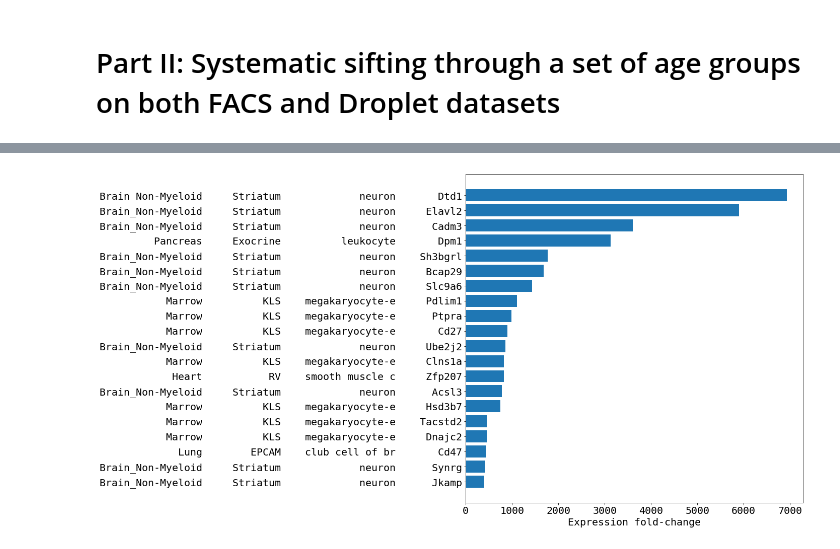
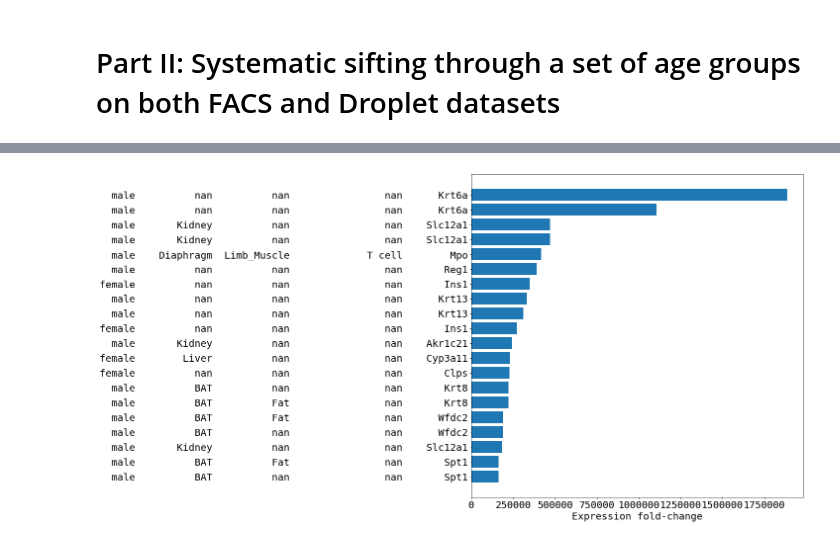
Before and after one commit to justgos/indagatio-muris-senis, a Jupyter notebook: cognitis.ipynb, the cells around one changed output, grey strips where cells are left out. Saved outputs shown, nothing was run; the diff lists cells and outputs as text; code cells hidden in the pictures.

```diff
--- a/cognitis.ipynb
+++ b/cognitis.ipynb
@@ -158,6 +159,8 @@ def calc_subsets(age_group, subset_names):
   i = 0
   obs_grouped = age_group['obs'].groupby(subset_names)
   for key, group in obs_grouped:
+    if not isinstance(key, tuple):
+      key = (key,)
     data_array = age_group['data'][group.index].X
     # AnnData.X is usually a sparse matrix, but sometimes is an array
     if not isinstance(data_array, np.ndarray):
@@ -231,13 +261,16 @@ diffs, confidences = calc_diffs(means, stds, sample_counts, age_groups[0], age_g
 # %%
-def build_results(diffs, confidences, means, stds, dataset_id, start_age, end_age, gene_names, n_top=100):
+def build_results(diffs, confidences, means, stds, dataset_id, start_age, end_age, gene_names, subset_names):
   """Sort the resulting differences and arrange 'em into a DataFrame with metadata"""
   # Python 3 dicts are ordered, be cool
   diff_arr = np.stack(list(diffs.values()), axis=0)
   confidence_arr = np.stack(list(confidences.values()), axis=0)
-  subset_labels = list(diffs.keys())
+  subset_labels = [
+    k if isinstance(k, tuple) else (k,)
+    for k in list(diffs.keys())
+  ]
   # Descending ordered indexes into _subset x gene_ expression difference array
   ordered_diff_idxs = np.unravel_index(
-    np.argsort(np.abs(diff_arr), axis=None)[::-1][:n_top],
+    np.argsort(np.abs(diff_arr), axis=None)[::-1],
     diff_arr.shape
   )
   gene_paths = [
@@ -254,13 +287,13 @@ def build_results(diffs, confidences, means, stds, dataset_id, start_age, end_ag
       + (
 #         gene_info_map.get(path[-1], { 'desc': '' })['desc'],
         val,
-        conf,
         means[start_age][subset_labels[idx_i]][idx_j],
         means[end_age][subset_labels[idx_i]][idx_j],
         max(
           stds[start_age][subset_labels[idx_i]][idx_j],
           stds[end_age][subset_labels[idx_i]][idx_j]
         ),
+        conf,
       )
       for path, val, conf, (idx_i, idx_j) in zip(
         gene_paths,
@@ -271,13 +304,21 @@ def build_results(diffs, confidences, means, stds, dataset_id, start_age, end_ag
     ],
     columns=[
       'Dataset', 'Start age', 'End age',
-      'Sex', 'Tissue', 'Subtissue', 'Cell type', 'Gene',  # 'Gene info',
-      'dExpression', 'Confidence',
+    ] \
+    + subset_names \
+#       'Sex', 'Tissue', 'Subtissue', 'Cell type', 'Gene',  # 'Gene info',
+    + [
+      'Gene',
+      'dExpression',
       'Expression at start age',
       'Expression at end age',
       'Max expression std. dev',  # '$\\Delta$Expression'
+      'Confidence (p-value)',
     ]
   )
+
+  # Threshold the minimum fold-change
+  results = results[results['dExpression'] > 2.0]
 
   return results
 
@@ -291,7 +332,7 @@ f"""
 {'| ' + ' | '.join(results.columns) + ' |'}
 {'| ' + ' | '.join(['---' for _ in np.arange(len(results.columns))]) + ' |'}
 {nl.join([
-  '| ' + ' | '.join([str(v) for v in row.values]) + ' |'
+  '| ' + ' | '.join(['{0}'.format(v) for v in row.values]) + ' |'
   for _, row in results.iterrows()
 ])}
 """
@@ -299,7 +340,7 @@ f"""
 
 
 results = build_results(
-  diffs, confidences, means, stds, 'facs', age_groups[0], age_groups[-1], gene_names
+  diffs, confidences, means, stds, 'facs', age_groups[0], age_groups[-1], gene_names, subset_names
 )
 md_table = results2markdown(results)
 display(Markdown(md_table))
@@ -392,15 +470,15 @@ for dataset in datasets:
 # %%
 merged_results = pd.concat(all_results.values()) \
   .sort_values(['dExpression'], ascending=[False])
-merged_results = merged_results[merged_results['dExpression'] > 2.0]
+# merged_results = merged_results[merged_results['dExpression'] > 2.0]
 # merged_results.head(100)
 # merged_grouped_results = merged_results.groupby([
 #   'Sex', 'Tissue', 'Subtissue', 'Cell type', 'Gene'
 # ])
 # merged_grouped_results.head()
 
-merged_results.to_csv('./results/merged.csv')
+# merged_results.to_csv('./results/merged.csv')
 
-md_table = results2markdown(merged_results)
+md_table = results2markdown(merged_results.iloc[:100])
 display(Markdown(md_table))
 # %% [output]
@@ -442,21 +530,25 @@ display(Markdown(md_table))
 # %%
 font = {'family' : 'monospace',
         'weight' : 'regular',
         'size'   : 20}
 
 matplotlib.rc('font', **font)
 
 n_plot = 20
 fig, ax = plt.subplots(figsize=(12, 12))
 ax.barh(np.arange(n_plot), merged_results["dExpression"][:n_plot])
 ax.invert_yaxis()
 ax.set_xlabel('Expression fold-change')
 ax.set_yticks(np.arange(n_plot))
 _ = ax.set_yticklabels([
-  '{0} {1} {2} {3}'.format(
-    row['Tissue'], row['Subtissue'].rjust(12), row['Cell type'][:15].rjust(18), row['Gene'].rjust(10)
+  '{0} {1} {2} {3} {4}'.format(
+    row['sex'],
+    str(row['tissue']).rjust(12),
+    str(row['subtissue']).rjust(12),
+    str(row['cell_ontology_class'])[:15].rjust(18),
+    row['Gene'].rjust(10)
   )
   for _, row in merged_results.iloc[:n_plot].iterrows()
 ])
 # %% [output]
-[figure, old version]
+[figure, new version]
```
Also changed, not shown: parts of 7 cells of this notebook, 49 other files.
